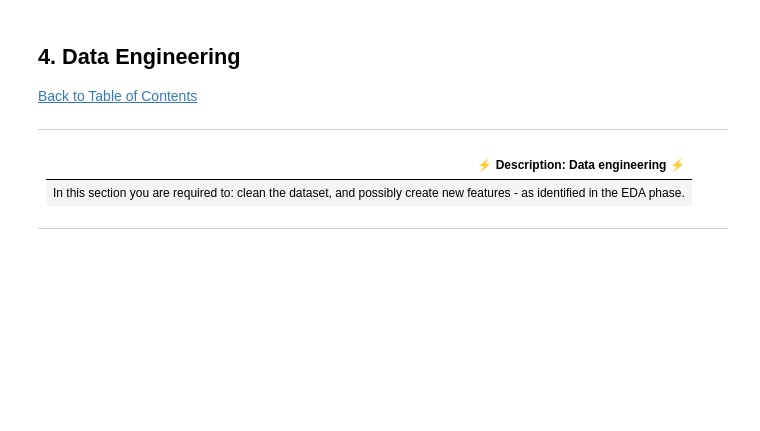
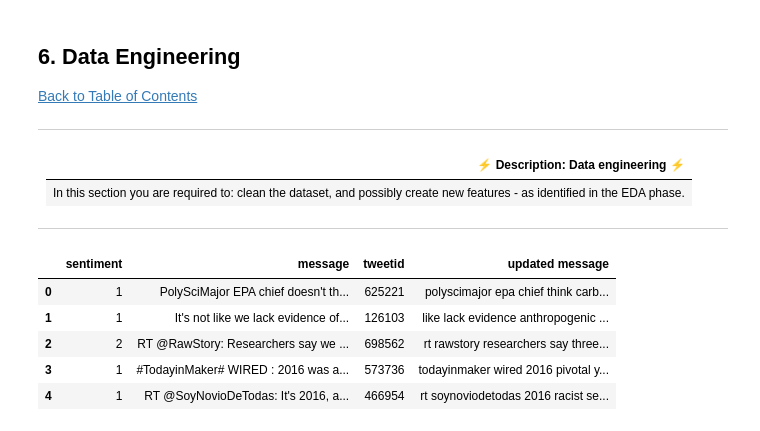
Before and after one commit to Classifix/Classifix, a Jupyter notebook: Advanced_Classification/starter-notebook.ipynb, the cells around one changed output. Saved outputs shown, nothing was run; the diff lists cells and outputs as text; code cells hidden in the pictures; blank space fills up the shorter version.

```diff
--- a/Advanced_Classification/starter-notebook.ipynb
+++ b/Advanced_Classification/starter-notebook.ipynb
@@ -114,6 +338,6 @@ df.head()
 # %% [markdown]
-<a id="four"></a>
-## 4. Data Engineering
+<a id="six"></a>
+## 6. Data Engineering
 <a class="anchor" id="1.1"></a>
 <a href=#cont>Back to Table of Contents</a>
 
@@ -124,5 +348,15 @@ df.head()
 | In this section you are required to: clean the dataset, and possibly create new features - as identified in the EDA phase. |
 
 ---
+# %%
+# View the data after EDA
+train.head()
+# %% [output]
+|  | sentiment | message | tweetid | updated message |
+| 0 | 1 | PolySciMajor EPA chief doesn't th... | 625221 | polyscimajor epa chief think carb... |
+| 1 | 1 | It's not like we lack evidence of... | 126103 | like lack evidence anthropogenic ... |
+| 2 | 2 | RT @RawStory: Researchers say we ... | 698562 | rt rawstory researchers say three... |
+| 3 | 1 | #TodayinMaker# WIRED : 2016 was a... | 573736 | todayinmaker wired 2016 pivotal y... |
+| 4 | 1 | RT @SoyNovioDeTodas: It's 2016, a... | 466954 | rt soynoviodetodas 2016 racist se... |
 # %%
 # remove missing values/ features
```
Also changed, not shown: parts of 36 cells of this notebook.
